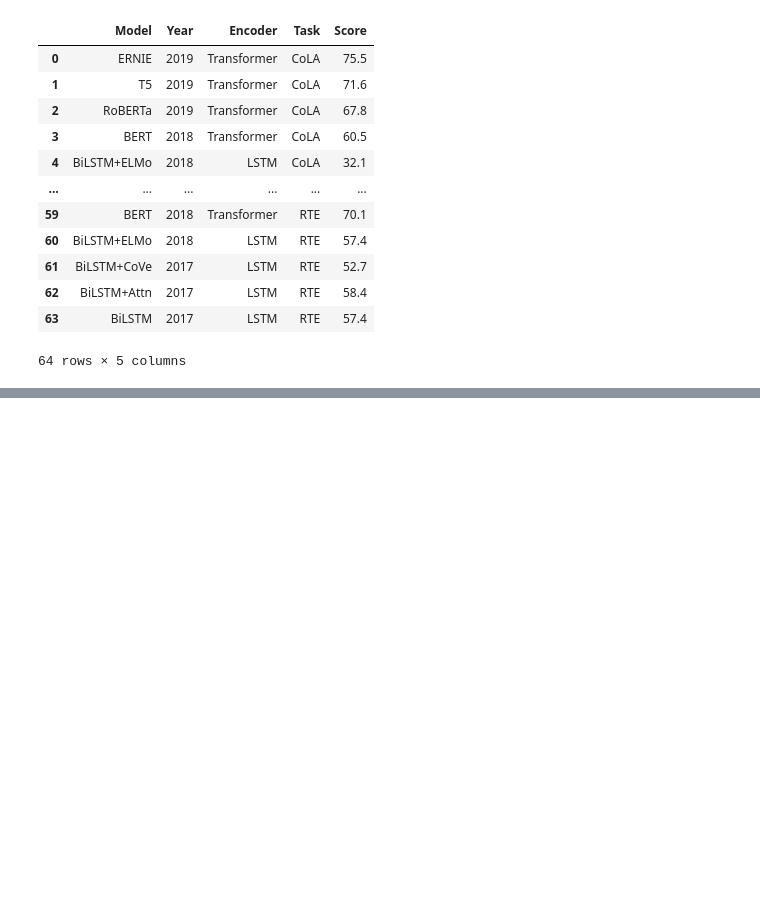
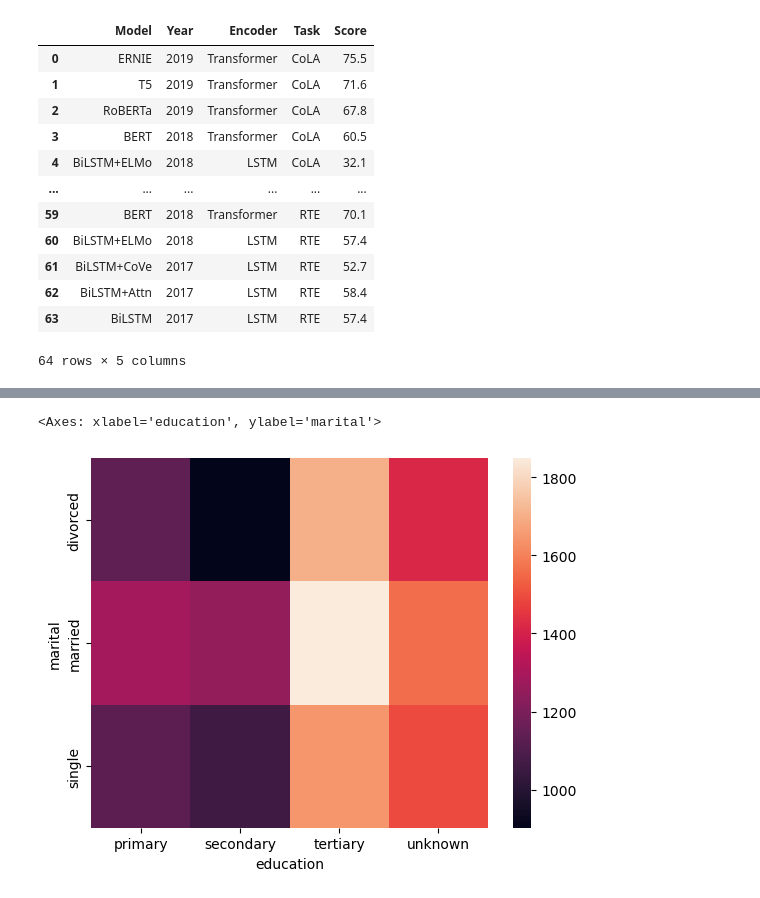
Before and after one commit to PavelNedviga/IFCExtract, a Jupyter notebook: extract_data.ipynb, the cells around one changed output, grey strips where cells are left out. Cells and saved outputs as stored; diff of their text form; code cells hidden in the pictures; blank space fills up the shorter version.

```diff
--- a/extract_data.ipynb
+++ b/extract_data.ipynb
@@ -257,0 +241,3 @@ results = pd.concat([sample_data, sample_mean_05, sample_mean_20])
+# %%
+import pandas as pd
+dfr = pd.read_csv("Assignment-2_Data.csv")
@@ -257,0 +328,6 @@ results = pd.concat([sample_data, sample_mean_05, sample_mean_20])
+# %%
+import seaborn as sns
+sns.heatmap(dfr.pivot_table(values='balance',index='marital', columns='education',aggfunc='mean'))
+# %% [output]
+<Axes: xlabel='education', ylabel='marital'>
+[figure, added]
```
Also changed, not shown: parts of 16 cells of this notebook, 2 other files.
